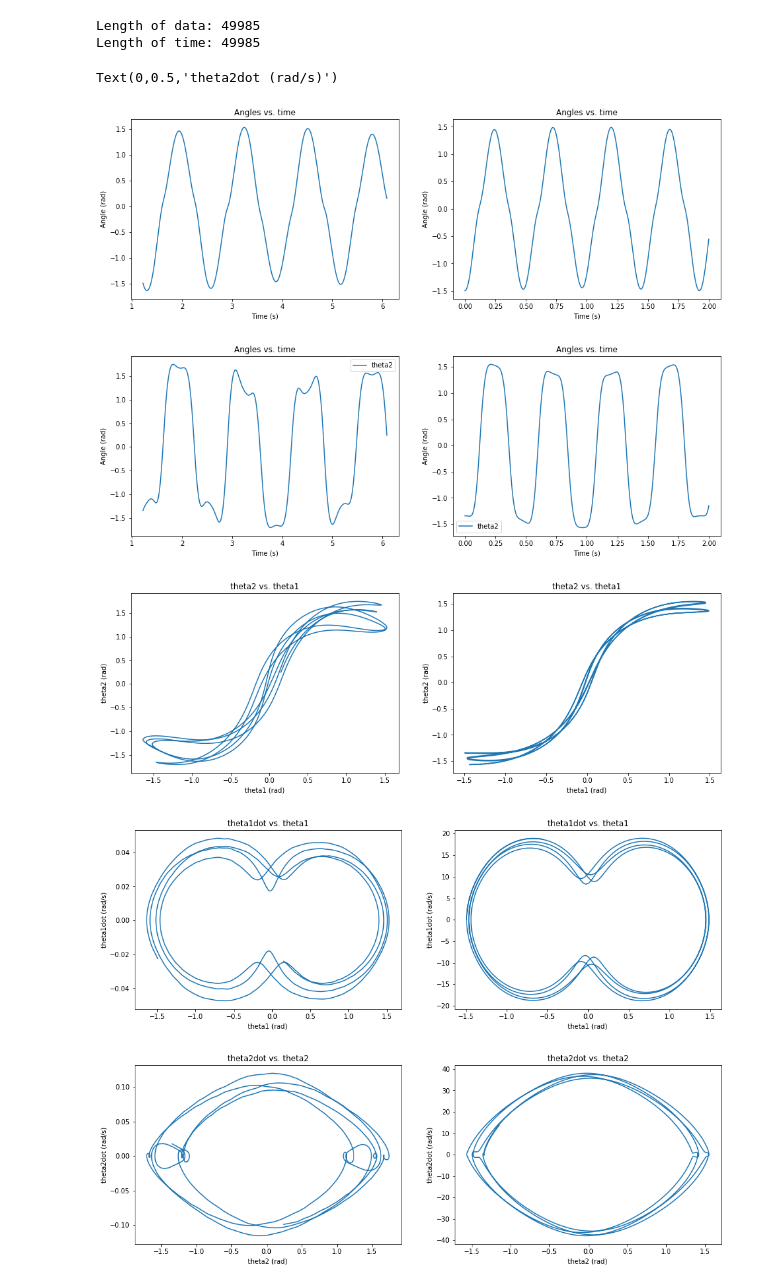
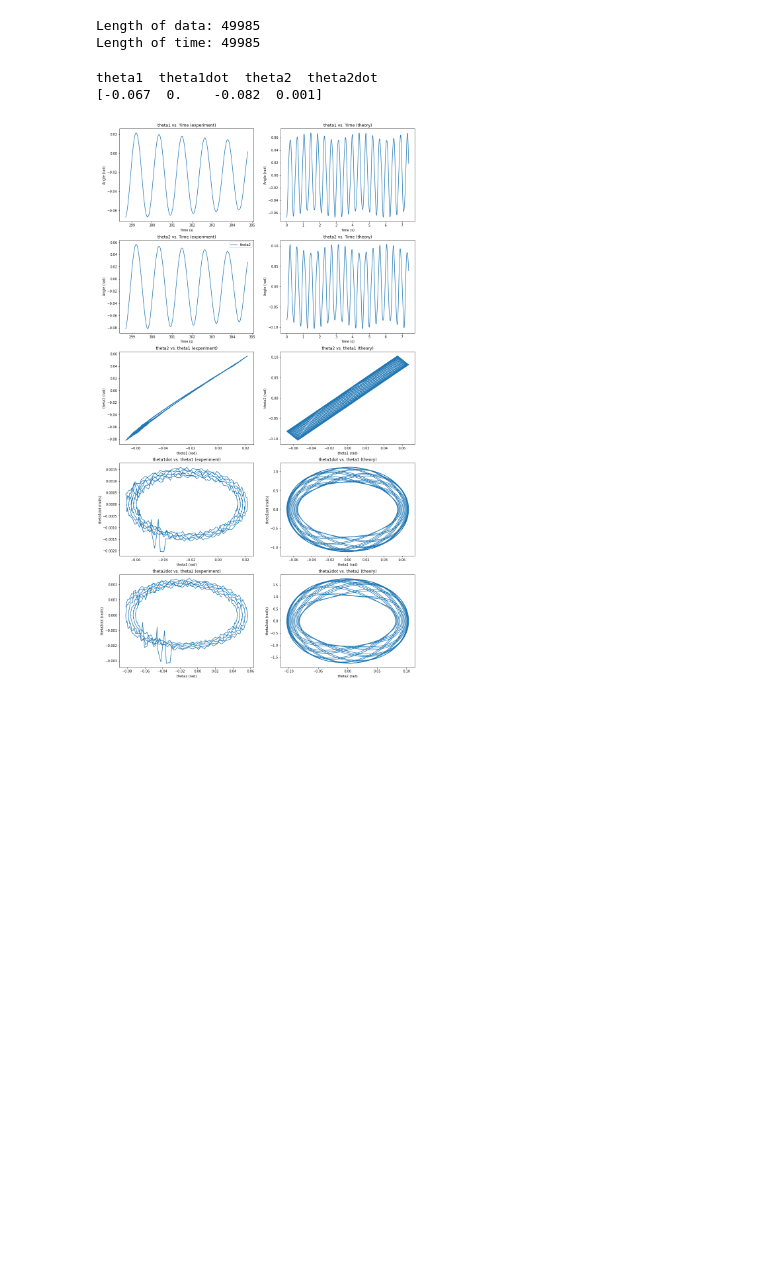
Before and after one commit to khoa-ho/deep-learning-physics, a Jupyter notebook: utils/Experimental double pendulum_e.ipynb, the cells around one changed output. Drawn from its saved outputs; the diff is of its cells as text; code cells hidden in the pictures; blank space fills up the shorter version.

```diff
--- a/utils/Experimental double pendulum_e.ipynb
+++ b/utils/Experimental double pendulum_e.ipynb
@@ -6,7 +6,7 @@ from scipy.integrate import odeint
 from matplotlib.patches import Circle
 %matplotlib inline
 # %%
-df = pd.read_csv("../data/spots_e.csv", usecols=[2,4,5,7])
+df = pd.read_csv("spots_e.csv", usecols=[2,4,5,7])
 df.head(10)
 # %% [output]
 |  | TRACK_ID | POSITION_X | POSITION_Y | POSITION_T |
@@ -69,8 +69,8 @@ theta2 = [coord2angle(coord) for coord in bottom_norm]
 theta1dot = np.gradient(theta1)
 theta2dot = np.gradient(theta2)
 
-a = 200
-b = 1000
+a = 48985
+b = 49985 #1500
 
 init = theta1[a], theta1dot[a], theta2[a], theta2dot[a]
 
@@ -95,7 +95,7 @@ def deriv(y, t, L1, L2, m1, m2):
     return theta1dot, z1dot, theta2dot, z2dot
 
 # Maximum time, time point spacings and the time grid (all in s).
-tmax, dt = 2, 0.001
+tmax, dt = 7.4, 0.001 #2.9, 0.001
 t = np.arange(0, tmax+dt, dt)
 # Initial conditions.
 div1 = 4
@@ -113,85 +113,73 @@ y1 = -L1 * np.cos(theta1)
 x2 = x1 + L2 * np.sin(theta2)
 y2 = y1 - L2 * np.cos(theta2)
 # %%
-figsize = (16,5)
+figsize = (16,30)
 
 plt.figure(figsize=figsize)
-plt.subplot(1, 2, 1)
+plt.subplot(5, 2, 1)
 plt.plot(time[a:b], theta1[a:b], label='theta1')
-plt.title('Angles vs. time')
+plt.title('theta1 vs. Time (experiment)')
 plt.xlabel('Time (s)')
 plt.ylabel('Angle (rad)')
 
-plt.subplot(1, 2, 2)
+plt.subplot(5, 2, 2)
 plt.plot(t, theta1p, label='theta1')
-plt.title('Angles vs. time')
+plt.title('theta1 vs. Time (theory)')
 plt.xlabel('Time (s)')
 plt.ylabel('Angle (rad)')
 
-
-plt.figure(figsize=figsize)
-plt.subplot(1, 2, 1)
+plt.subplot(5, 2, 3)
 plt.plot(time[a:b], theta2[a:b], label='theta2')
-plt.title('Angles vs. time')
+plt.title('theta2 vs. Time (experiment)')
 plt.xlabel('Time (s)')
 plt.ylabel('Angle (rad)')
 plt.legend()
 
-plt.subplot(1, 2, 2)
+plt.subplot(5, 2, 4)
 plt.plot(t, theta2p, label='theta2')
-plt.title('Angles vs. time')
+plt.title('theta2 vs. Time (theory)')
 plt.xlabel('Time (s)')
 plt.ylabel('Angle (rad)')
-plt.legend()
 
-
-plt.figure(figsize=figsize)
-plt.subplot(1, 2, 1)
+plt.subplot(5, 2, 5)
 plt.plot(theta1[a:b], theta2[a:b])
-plt.title('theta2 vs. theta1')
+plt.title('theta2 vs. theta1 (experiment)')
 plt.xlabel('theta1 (rad)')
 plt.ylabel('theta2 (rad)')
 
-plt.subplot(1, 2, 2)
+plt.subplot(5, 2, 6)
 plt.plot(theta1p, theta2p)
-plt.title('theta2 vs. theta1')
+plt.title('theta2 vs. theta1 (theory)')
 plt.xlabel('theta1 (rad)')
 plt.ylabel('theta2 (rad)')
 
-
-plt.figure(figsize=figsize)
-plt.subplot(1, 2, 1)
+plt.subplot(5, 2, 7)
 plt.plot(theta1[a:b], theta1dot[a:b])
-plt.title('theta1dot vs. theta1')
+plt.title('theta1dot vs. theta1 (experiment)')
 plt.xlabel('theta1 (rad)')
 plt.ylabel('theta1dot (rad/s)')
 
-plt.subplot(1, 2, 2)
+plt.subplot(5, 2, 8)
 plt.plot(theta1p, theta1dotp)
-plt.title('theta1dot vs. theta1')
+plt.title('theta1dot vs. theta1 (theory)')
 plt.xlabel('theta1 (rad)')
 plt.ylabel('theta1dot (rad/s)')
 
-
-plt.figure(figsize=figsize)
-plt.subplot(1, 2, 1)
+plt.subplot(5, 2, 9)
 plt.plot(theta2[a:b], theta2dot[a:b])
-plt.title('theta2dot vs. theta2')
+plt.title('theta2dot vs. theta2 (experiment)')
 plt.xlabel('theta2 (rad)')
 plt.ylabel('theta2dot (rad/s)')
 
-plt.subplot(1, 2, 2)
+plt.subplot(5, 2, 10)
 plt.plot(theta2p, theta2dotp)
-plt.title('theta2dot vs. theta2')
+plt.title('theta2dot vs. theta2 (theory)')
 plt.xlabel('theta2 (rad)')
 plt.ylabel('theta2dot (rad/s)')
 
 print("theta1  theta1dot  theta2  theta2dot")
 print(np.round(init, 3))
 # %% [output]
-Text(0,0.5,'theta2dot (rad/s)')
+theta1  theta1dot  theta2  theta2dot
+[-0.067  0.    -0.082  0.001]
-[figure, old version]
+[figure, new version]
-[figure, removed]
-[figure, removed]
-[figure, removed]
-[figure, removed]
```
Also changed, not shown: parts of 1 cell of this notebook, 2 other files.
